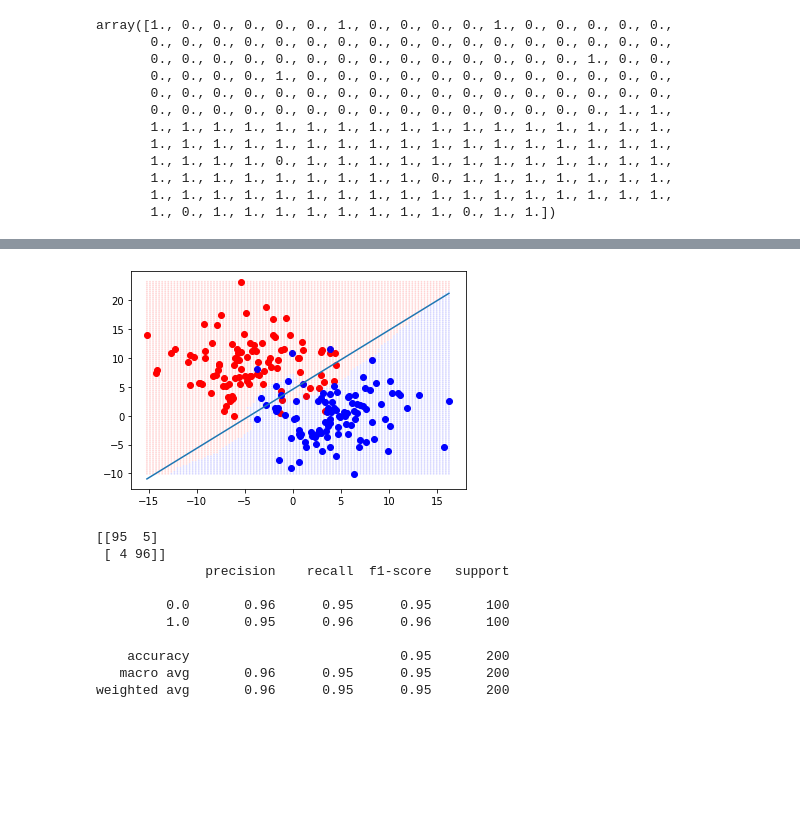
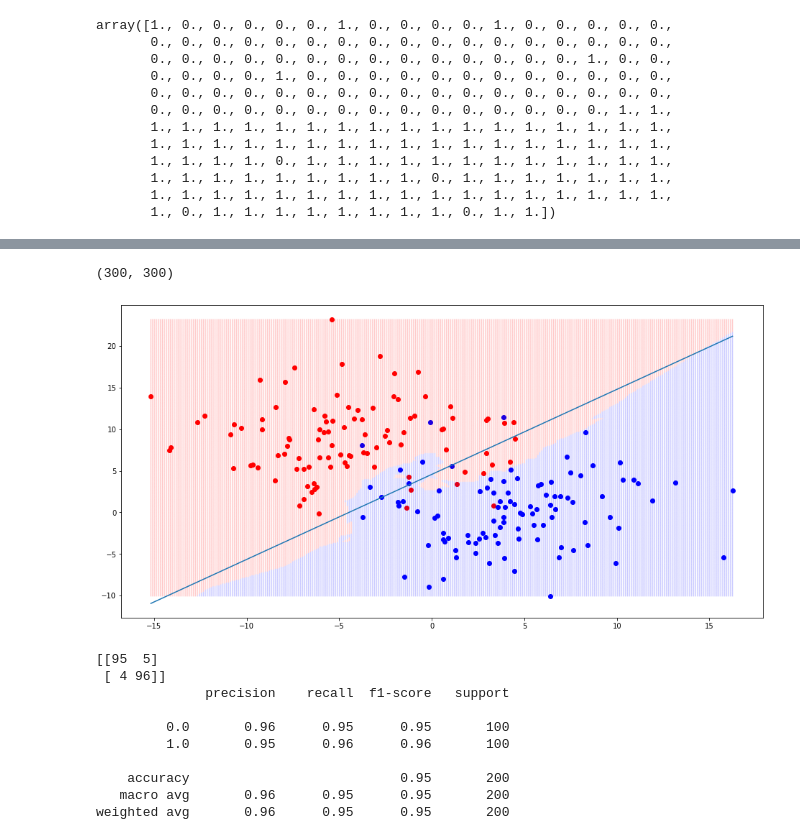
Before and after one commit to lsuazo/ESL, a Jupyter notebook: Notebooks/Ch2_02_NearestNeighbor.ipynb, the cells around one changed output, grey strips where cells are left out. Saved outputs shown, nothing was run; the diff lists cells and outputs as text; code cells hidden in the pictures; blank space fills up the shorter version.

```diff
--- a/Notebooks/02_NearestNeighbor.ipynb
+++ b/Notebooks/Ch2_02_NearestNeighbor.ipynb
@@ -106,7 +120,12 @@ lin_dim = 100
 xmin,xmax = (X[:,0].min(),X[:,0].max())
 ymin,ymax = (X[:,1].min(),X[:,1].max())
 # %%
+lin_dim = 300
 xgrid, ygrid = np.meshgrid(np.linspace(xmin, xmax, lin_dim), np.linspace(ymin, ymax, lin_dim))
+# %%
+xgrid.shape
+# %% [output]
+(300, 300)
 # %%
 flatx = xgrid.flatten()
 flaty = ygrid.flatten()
@@ -115,14 +134,15 @@ meshpts = np.column_stack([flatx, flaty])
 # %%
 grid_pred = classifier.predict(meshpts)
 # %%
+plt.figure (figsize= (16,8))
 plt.scatter(class0[:,0], class0[:,1], c='red')
 plt.scatter(class1[:,0], class1[:,1], c='blue')
 xvals = np.linspace(xmin,xmax,100)
 plt.plot(xvals,decision_line(xvals) )
 plt.scatter(flatx, flaty, c=['b' if x else 'r' for x in grid_pred], alpha=0.1, s=1)
 plt.show()
 # %% [output]
-[figure, old version]
+[figure, new version]
 # %%
 from sklearn.metrics import classification_report, confusion_matrix
 print(confusion_matrix(Y, y_pred))
```
Also changed, not shown: parts of 5 cells of this notebook, 7 other files.
